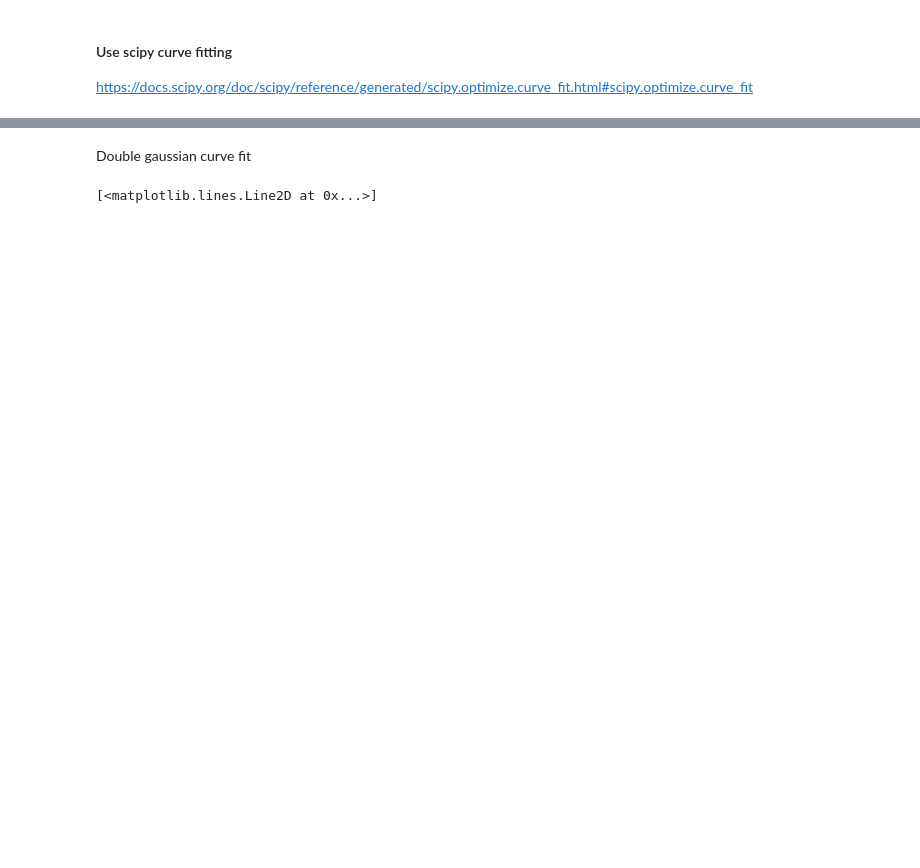
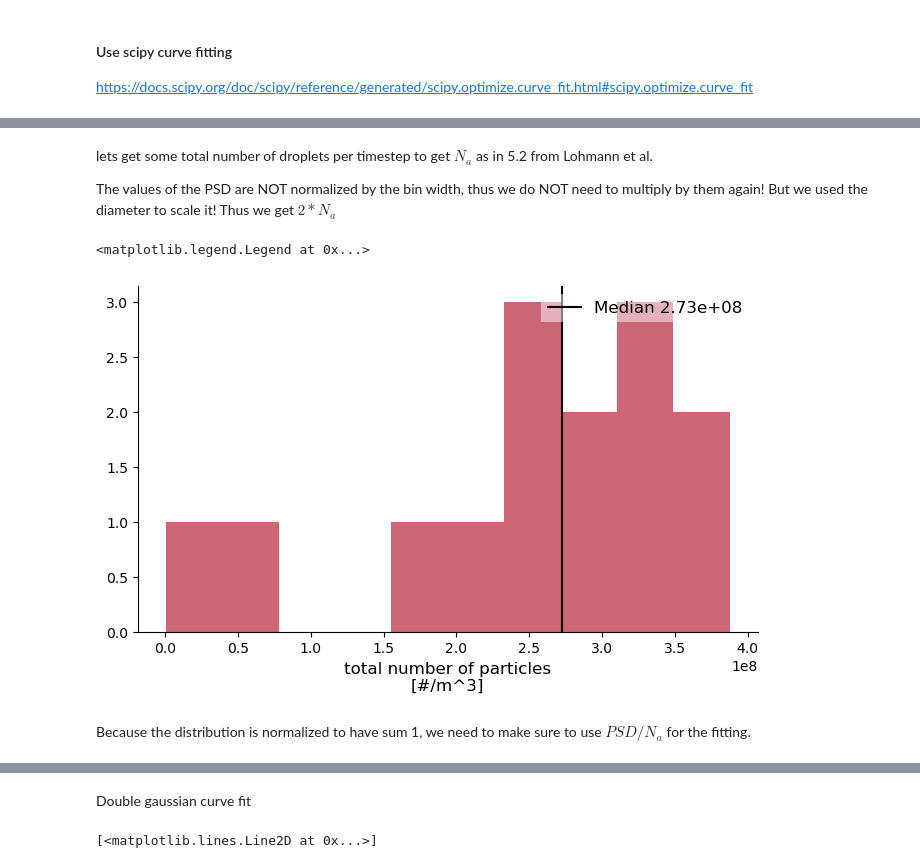
Before and after one commit to nilsnevertree/sdm-eurec4a, a Jupyter notebook: scripts/CLEO/initalize/fitting_psd.ipynb, the cells around one changed output, grey strips where cells are left out. Cells and saved outputs as stored; diff of their text form; code cells hidden in the pictures; blank space fills up the shorter version.

```diff
--- a/scripts/CLEO/initalize/fitting_psd.ipynb
+++ b/scripts/CLEO/initalize/fitting_psd.ipynb
@@ -79,10 +40,13 @@ print(y)
 ### Load datasets
 # %%
 # Load data
-# mask_name = "cloud_mask"
-# chosen_id = 1421
-mask_name = "rain_mask"
-chosen_id = 77
+mask_name = "cloud_mask"
+chosen_id = 1421
+
+subfig_path = fig_path / Path(f"{mask_name}_{chosen_id}")
+subfig_path.mkdir(parents=True, exist_ok=True)
+# mask_name = "rain_mask"
+# chosen_id = 77
 
 identified_clouds = xr.open_dataset(
     REPOSITORY_ROOT
@@ -503,0 +557,7 @@ print(popt_low)
+# %%
+original_psd = ds_cloudcomposite.copy()
+original_psd["particle_size_distribution"] = ds_cloudcomposite["particle_size_distribution"] * 1e3
+original_psd.attrs.update(unit = "#/m^3", comment = "histogram: each bin gives the number of droplets per cubic meter of air, NOT normalized by the bin width")
+original_psd["radius"] = original_psd["diameter"] / 2 * 1e-6
+original_psd = original_psd.swap_dims({"diameter" : "radius"})
+original_psd
@@ -503,0 +582,26 @@ print(popt_low)
+# %% [markdown]
+lets get some total number of droplets per timestep to get $N_a$ as in 5.2 from Lohmann et al.
+
+The values of the PSD are NOT normalized by the bin width, thus we do NOT need to multiply by them again!
+But we used the diameter to scale it! Thus we get $2 * N_a$
+# %%
+N_a = original_psd["particle_size_distribution"].sum(dim="radius")
+N_a.attrs.update(
+    long_name = "total number of particles",
+    unit = "#/m^3",
+    comment = "total number of particles per cubic meter of air",
+    )
+N_a.name = "N_a"
+N_a.plot.hist()
+N_a_median = N_a.median(dim="time").data
+plt.axvline(
+    N_a_median,
+    label = f"Median {N_a_median:.2e}",
+    color = "k",
+)
+plt.legend()
+# %% [output]
+<matplotlib.legend.Legend at 0x...>
+[figure, added]
+# %% [markdown]
+Because the distribution is normalized  to have sum 1, we need to make sure to use $PSD/N_a$ for the fitting.
```
Also changed, not shown: parts of 45 cells of this notebook, 1 other file.
